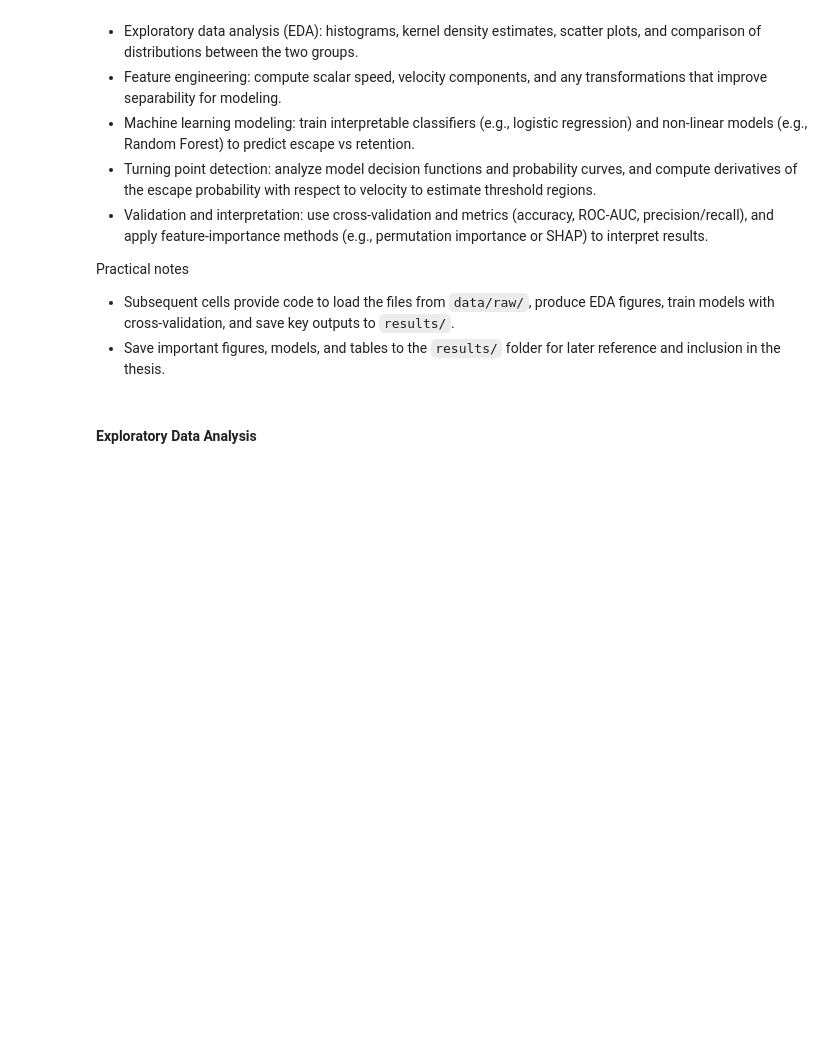
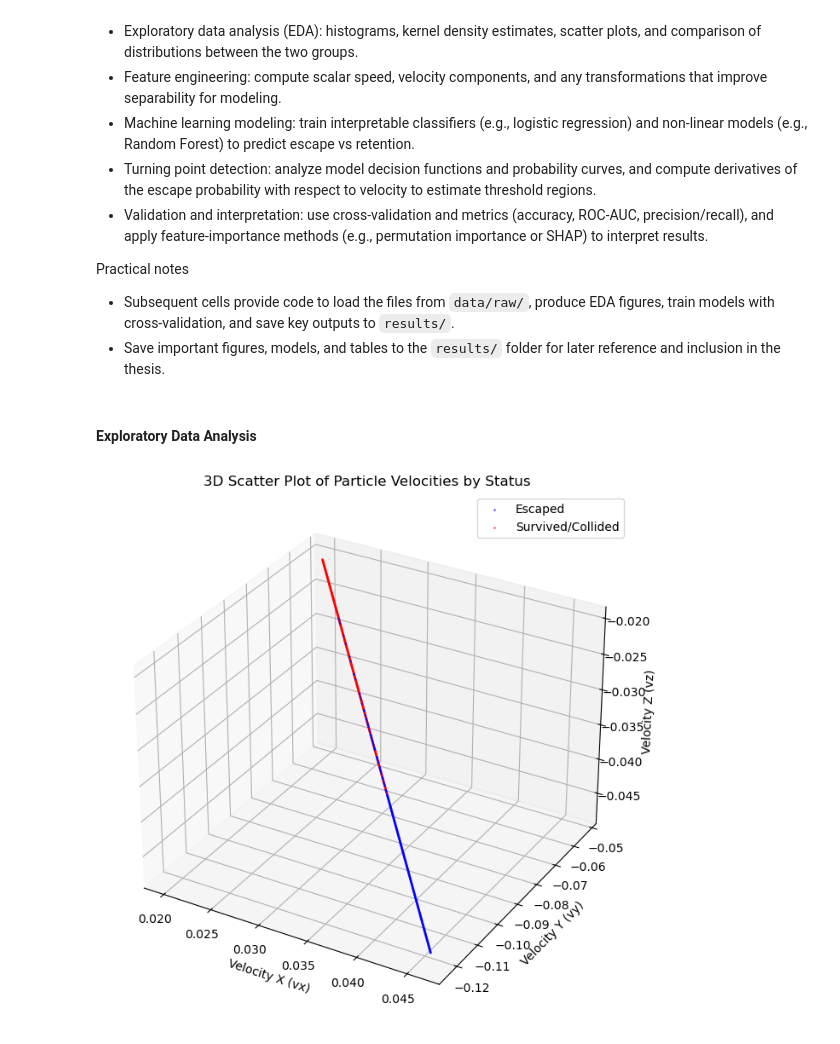
Before and after one commit to LFiaccadori/DART-Ejecta-Fate-Prediction, a Jupyter notebook: notebooks/second_dataset_linear_model.ipynb, the cells around one changed output. Saved outputs shown, nothing was run; the diff lists cells and outputs as text; code cells hidden in the pictures; blank space fills up the shorter version.

```diff
--- a/notebooks/second_dataset_linear_model.ipynb
+++ b/notebooks/second_dataset_linear_model.ipynb
@@ -43,9 +43,39 @@ df_escaped, df_survived = load_datasets()
 # %% [markdown]
 #### Exploratory Data Analysis
 # %%
-#Histogram for exploratory data analysis
+#Plot for exploratory data analysis
 import matplotlib.pyplot as plt
 import seaborn as sns
 
-#### Exploratory Data Analysis
-# Plot histograms for key features in both datasets
+def plot_3d_velocity_status(df):
+    #Select columns for 3D plot
+    x = df['vx']
+    y = df['vy']
+    z = df['vz']
+    status = df['st']
+
+    #Define color mask based on status
+    #st=1 escaped in blue, st!=1 survived/collided in red
+    is_escaped = (status == 1)
+
+    #Create 3D scatter plot
+    fig = plt.figure(figsize=(10, 8))
+    ax = fig.add_subplot(111, projection='3d')
+
+    #Scatter plot for escaped particles, s = size of points, alpha = transparency
+    ax.scatter(x[is_escaped], y[is_escaped], z[is_escaped], c='blue', label='Escaped', alpha=0.5, s=1)
+    #Scatter plot for survived/collided particles
+    ax.scatter(x[~is_escaped], y[~is_escaped], z[~is_escaped], c='red', label='Survived/Collided', alpha=0.5, s=1)
+
+    #Set labels and title
+    ax.set_xlabel('Velocity X (vx)')
+    ax.set_ylabel('Velocity Y (vy)')
+    ax.set_zlabel('Velocity Z (vz)')
+    ax.set_title('3D Scatter Plot of Particle Velocities by Status')
+    ax.legend()
+    plt.show()
+
+#Use the function to plot data
+plot_3d_velocity_status(df_escaped)
+# %% [output]
+[figure, added]
```
Also changed, not shown: parts of 2 cells of this notebook, 3 other files.
